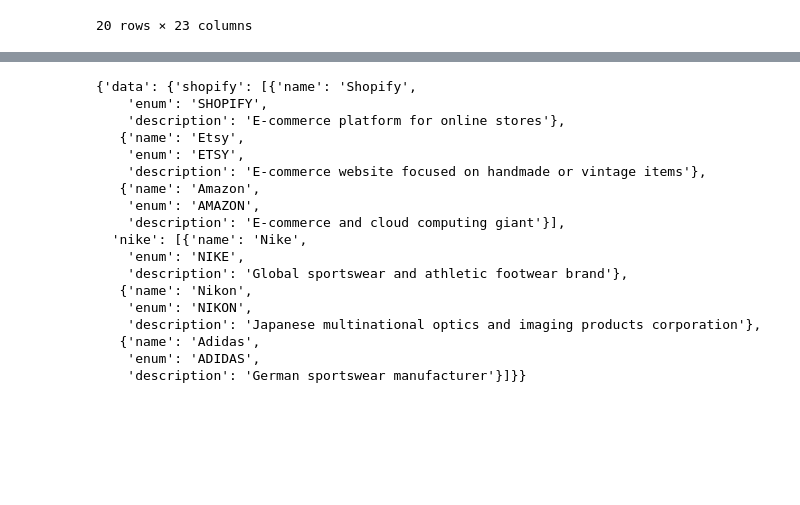
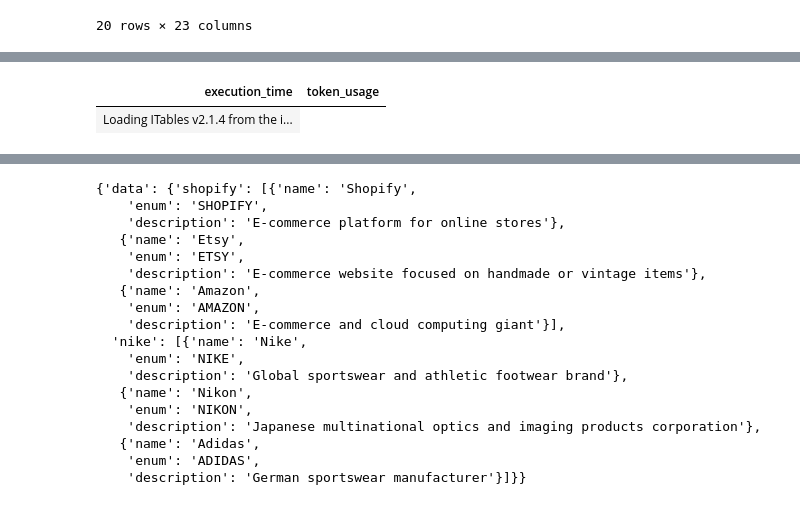
Before and after one commit to DrChrisLevy/DrChrisLevy.github.io, a Jupyter notebook: posts/anthropic/anthropic.ipynb, the cells around one changed output, grey strips where cells are left out. Saved outputs shown, nothing was run; the diff lists cells and outputs as text; code cells hidden in the pictures; blank space fills up the shorter version.

```diff
--- a/posts/anthropic/anthropic.ipynb
+++ b/posts/anthropic/anthropic.ipynb
@@ -849,0 +861,5 @@ df_anthropic
+# %%
+show(df_openai[["execution_time", "token_usage"]])
+# %% [output]
+| execution_time | token_usage |
+| Loading ITables v2.1.4 from the i... |
```
Also changed, not shown: parts of 50 cells of this notebook, 1 other file.
